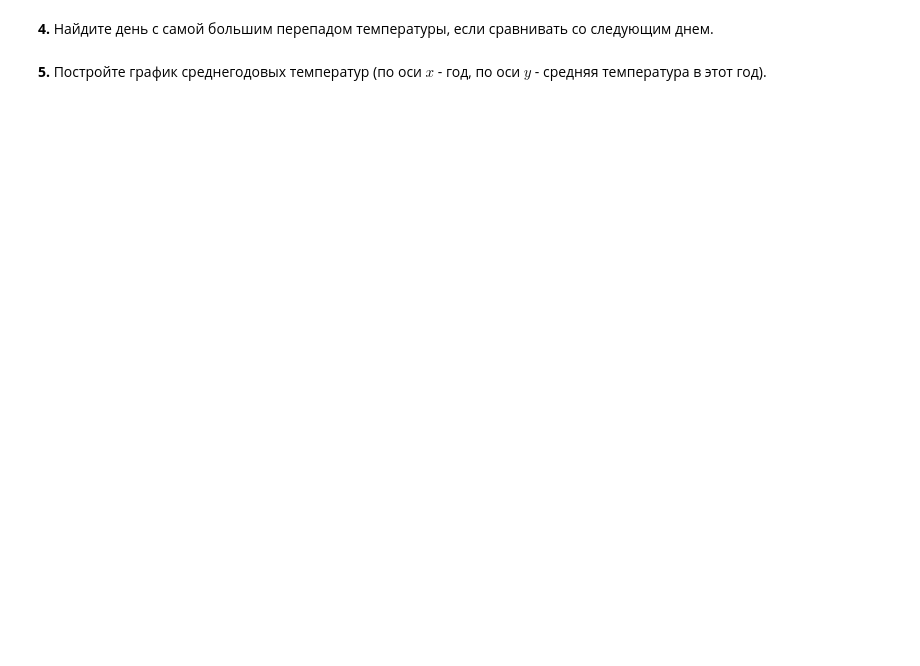
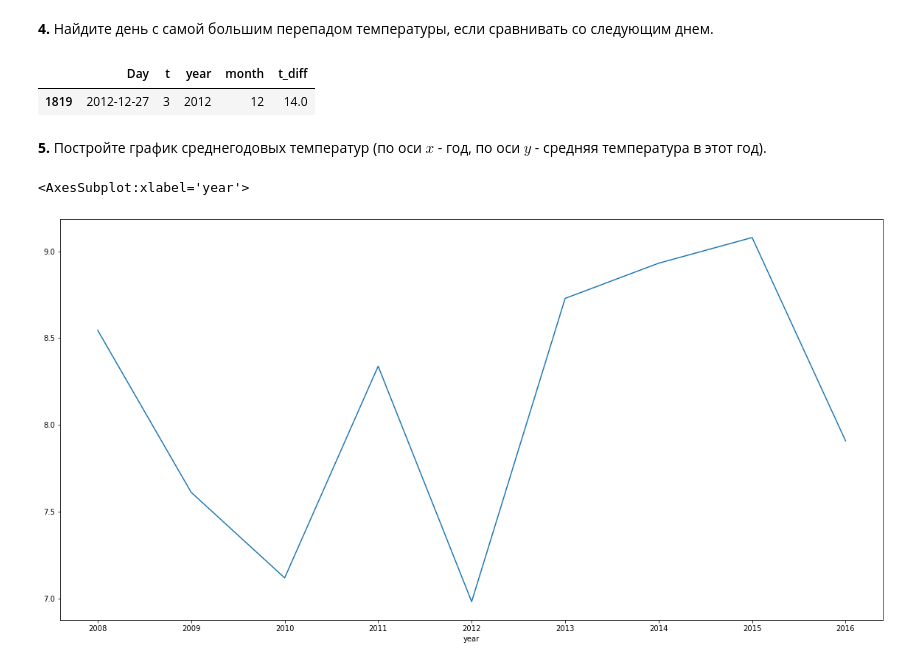
Before and after one commit to sabal202/classification-2021, a Jupyter notebook: tasks/Task_3.ipynb, the cells around one changed output. Cells and saved outputs as stored; diff of their text form; code cells hidden in the pictures; blank space fills up the shorter version.

```diff
--- a/tasks/Task_3.ipynb
+++ b/tasks/Task_3.ipynb
@@ -22,0 +21,3 @@ df.head(5)
+# %%
+df['year'] = df.Day.dt.year
+df['month'] = df.Day.dt.month
@@ -35,2 +58,8 @@ df.head(5)
+# %%
+df['t_diff'] = df.t.diff()
+df[df.t_diff == df.t_diff.max()]
+# %% [output]
+|  | Day | t | year | month | t_diff |
+| 1819 | 2012-12-27 | 3 | 2012 | 12 | 14.0 |
 # %% [markdown]
 **5.** Постройте график среднегодовых температур (по оси $x$ - год, по оси $y$ - средняя температура в этот год).
@@ -38,0 +66,8 @@ df.head(5)
+# %%
+avg_temps = df.groupby('year').mean()
+
+fig, ax = plt.subplots(figsize=(20,10))
+avg_temps.t.plot(ax=ax)
+# %% [output]
+<AxesSubplot:xlabel='year'>
+[figure, added]
```
Also changed, not shown: parts of 8 cells of this notebook, 2 other files.
